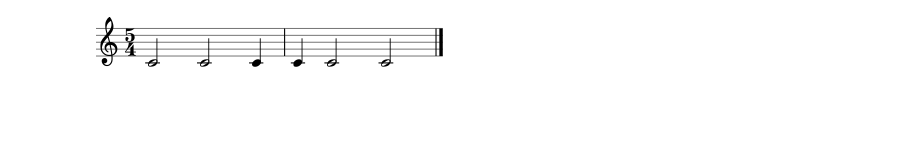
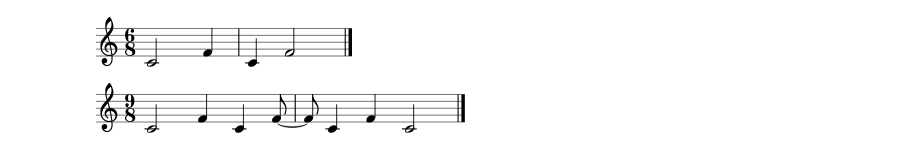
Before and after one commit to KoSv/schillinger, a Jupyter notebook: schillinger_workbench.ipynb, the cells around one changed output. Cells and saved outputs as stored; diff of their text form; code cells hidden in the pictures; blank space fills up the shorter version.

```diff
--- a/schillinger_workbench.ipynb
+++ b/schillinger_workbench.ipynb
@@ -70,6 +70,34 @@ def showGroupedNotes(data, group):
     # stream2.show('text')
     # stream2.show('midi')
     return s
+
+def showSplittedNotes(data,group,note_sequece):
+    attacks = convert2Dto1D(data)
+    #TS = str(int(len(clock))) +'/'+ str(int((clock[0].duration.quarterLength*16)))
+    TS = str(group[1])+'/8'
+
+    s = stream.Score(id='mainScore')
+
+    for sequences in attacks:
+        p0 = stream.Part(id='part0')
+        p0.timeSignature = meter.TimeSignature(TS)
+        tones = []
+        note_counter = 0
+        for notes in sequences:
+            nota = pitch.Pitch(note_sequece[note_counter%len(note_sequece)])
+            note_counter += 1
+            nota.octave = 4
+            nota = note.Note(nota.nameWithOctave)
+            nota.duration.quarterLength = notes
+            tones.append(nota)
+
+        p0.append(tones)
+
+        s.insert(0, p0)
+
+    # stream2.show('text')
+    # stream2.show('midi')
+    return s
 # %%
 '''
 all necessery generators:
@@ -82,7 +110,7 @@ all necessery generators:
 9:2 9:4 9:5 9:7 9:8
 ''';
 # %%
-a = 5
+a = 3
 b = 2
 fraction = [a,b]
 
@@ -125,6 +162,15 @@ print(group.grouping_by_b(a,b))
 # %%
 attack_list = [sr.resultant]
-s = showGroupedNotes(attack_list, group.grouping_by_a(a,b))
+notes = ["C","F"]
+s = showSplittedNotes(attack_list, group.type_I_grouping_by_ab(a,b),notes)
 s.show()
 # %% [output]
-[figure, old version]
+[figure, new version]
+# %%
+#resultants applied to instument forms (chapter7)
+attack_list = [sr_.resultant]
+notes = ["C","F"]
+s = showSplittedNotes(attack_list, group.type_II_grouping_by_aa(a,b),notes)
+s.show()
+# %% [output]
+[figure, added]
```
Also changed, not shown: parts of 5 cells of this notebook, 1 other file.
